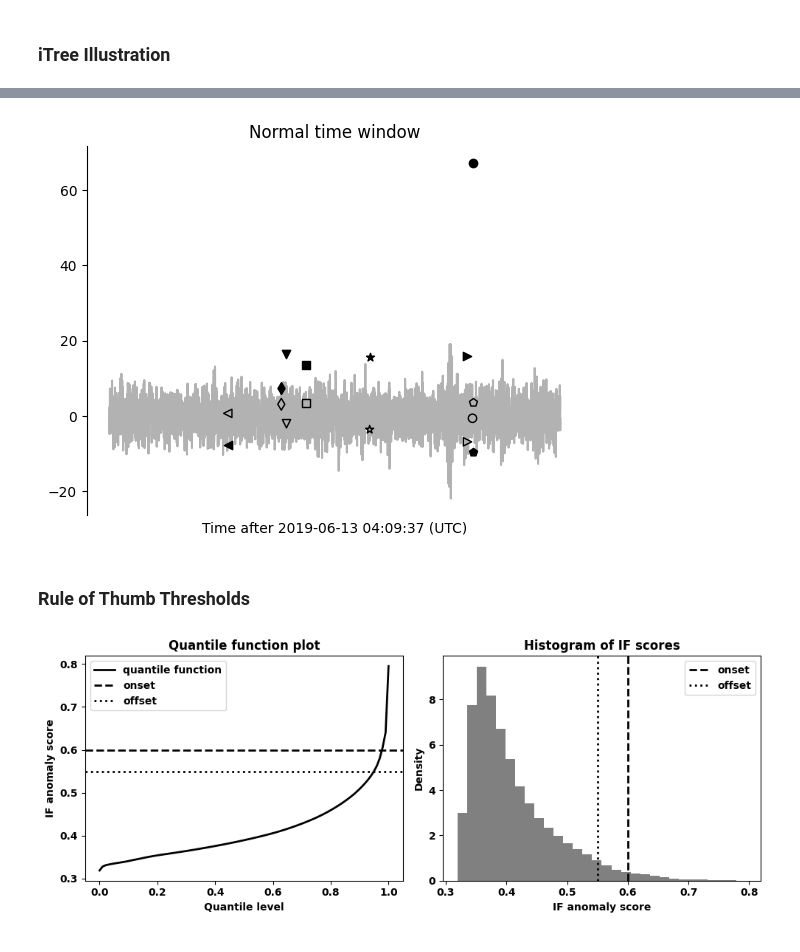
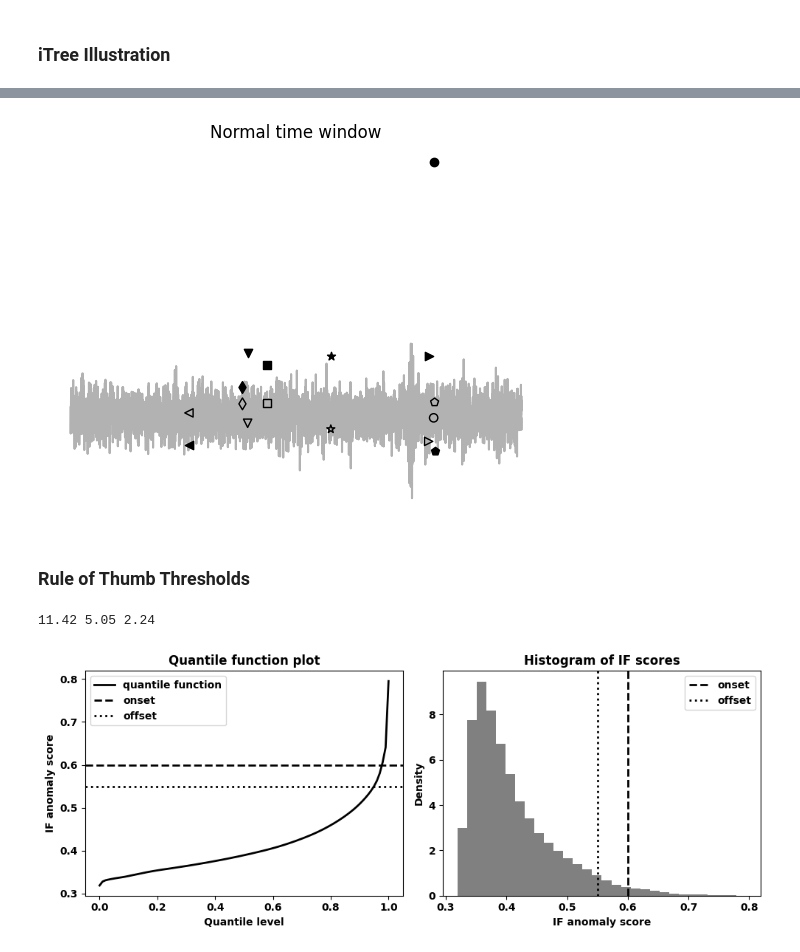
Before and after one commit to FKamper/seismic-isolation-forest, a Jupyter notebook: notebooks/plots.ipynb, the cells around one changed output, grey strips where cells are left out. Drawn from its saved outputs; the diff is of its cells as text; code cells hidden in the pictures.

```diff
--- a/notebooks/plots.ipynb
+++ b/notebooks/plots.ipynb
@@ -210,41 +198,38 @@ plt.scatter(
     marker="<",
     facecolors="none",
 )
 plt.scatter(tree.feature[11], tree.threshold[11], color="k", marker=">", zorder=3)
 plt.scatter(
     tree.feature[11],
     x1[0, tree.feature[11]],
     color="k",
     zorder=3,
     marker=">",
     facecolors="none",
 )
 plt.scatter(tree.feature[12], tree.threshold[12], color="k", marker="p", zorder=3)
 plt.scatter(
     tree.feature[12],
     x1[0, tree.feature[12]] + 2,
     color="k",
     zorder=3,
     marker="p",
     facecolors="none",
 )
 
 ax = plt.gca()
-
 ax.spines["bottom"].set_visible(False)
 ax.xaxis.set_ticks([])
-
-ax.spines["left"].set_visible(True)
-ax.yaxis.set_ticks_position("left")
-ax.yaxis.set_tick_params(labelleft=True)
-ax.set_title("Normal time window")
-ax.set_xlabel("Time after 2019-06-13 04:09:37 (UTC)")
+ax.spines["left"].set_visible(False)
+ax.yaxis.set_visible(False)
 ax.spines["top"].set_visible(False)
 ax.spines["right"].set_visible(False)
+ax.set_title("Normal time window")
+
 plt.savefig("../plots/tree_flow_example3.pdf", dpi=300)
 plt.show()
 # %% [output]
-[figure, old version]
+[figure, new version]
 # %% [markdown]
 ### Rule of Thumb Thresholds
 # %%
@@ -262,6 +247,14 @@ for station in dk_stations:
     )
 
 if_scores = np.concatenate(if_scores)
+# %%
+print(
+    np.round(100 * np.mean(if_scores >= 0.5), 2),
+    np.round(100 * np.mean(if_scores >= 0.55), 2),
+    np.round(100 * np.mean(if_scores >= 0.6), 2),
+)
+# %% [output]
+11.42 5.05 2.24
 # %%
 qlevels = np.linspace(0, 1, 100)
 
```
Also changed, not shown: parts of 18 cells of this notebook, 5 other files.
